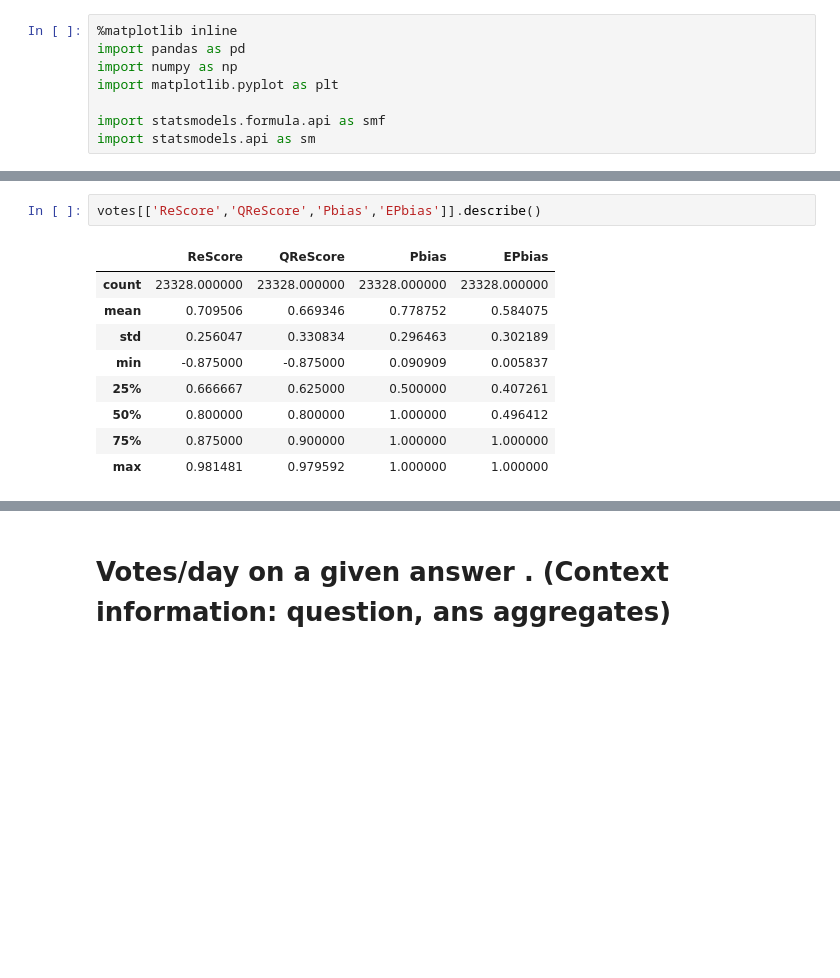
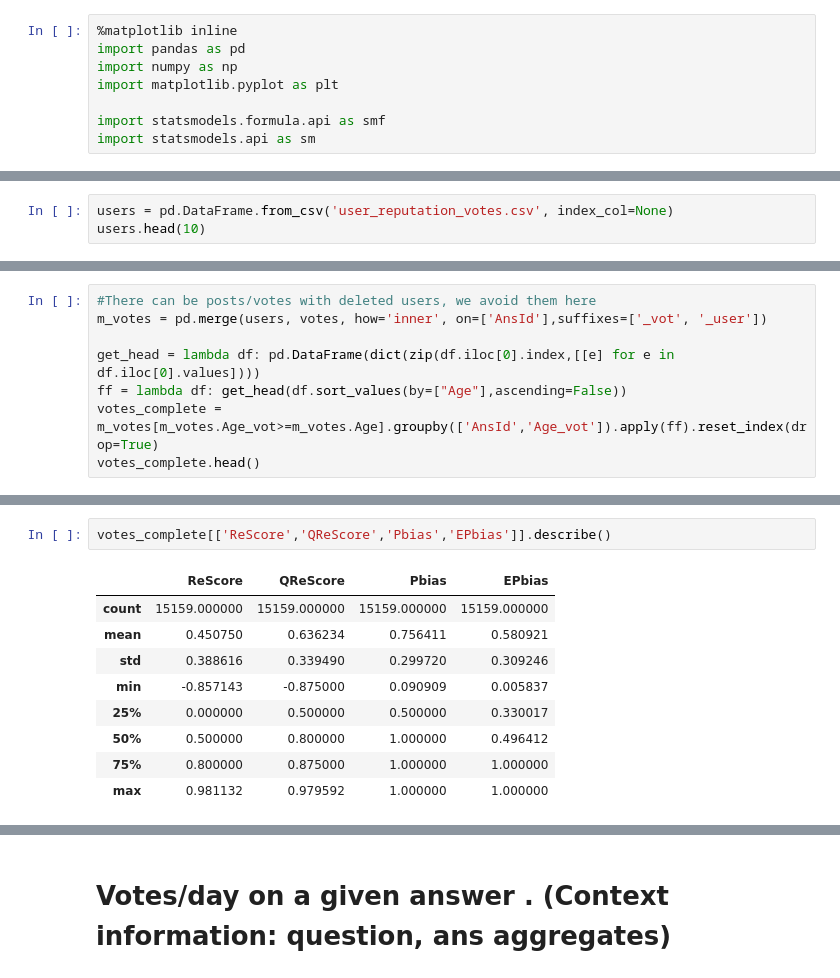
Before and after one commit to JoelDan192/Predictive-model-for-the-voting-system-in-SE-network, a Jupyter notebook: spanish_site/Regression_AnsVotes.ipynb, the cells around one changed output, grey strips where cells are left out. Drawn from its saved outputs; the diff is of its cells as text; blank space fills up the shorter version.

```diff
--- a/spanish_site/Regression_AnsVotes.ipynb
+++ b/spanish_site/Regression_AnsVotes.ipynb
@@ -23,0 +25,3 @@ votes.head(10)
+# %%
+users = pd.DataFrame.from_csv('user_reputation_votes.csv', index_col=None)
+users.head(10)
@@ -31 +48,9 @@ Index([u'QuestionId', u'AnsId', u'Age_vot', u'AnsWordCount', u'AcceptedAnsId',
       dtype='object')
+# %%
+#There can be posts/votes with deleted users, we avoid them here
+m_votes = pd.merge(users, votes, how='inner', on=['AnsId'],suffixes=['_vot', '_user'])
+
+get_head = lambda df: pd.DataFrame(dict(zip(df.iloc[0].index,[[e] for e in df.iloc[0].values])))
+ff = lambda df: get_head(df.sort_values(by=["Age"],ascending=False))
+votes_complete = m_votes[m_votes.Age_vot>=m_votes.Age].groupby(['AnsId','Age_vot']).apply(ff).reset_index(drop=True)
+votes_complete.head()
@@ -44,12 +102,12 @@ votes[['Age_vot','AnsWordCount','Comments','Ans_count','Votes']].describe()
 # %%
-votes[['ReScore','QReScore','Pbias','EPbias']].describe()
+votes_complete[['ReScore','QReScore','Pbias','EPbias']].describe()
 # %% [output]
 |  | ReScore | QReScore | Pbias | EPbias |
-| count | 23328.000000 | 23328.000000 | 23328.000000 | 23328.000000 |
-| mean | 0.709506 | 0.669346 | 0.778752 | 0.584075 |
-| std | 0.256047 | 0.330834 | 0.296463 | 0.302189 |
-| min | -0.875000 | -0.875000 | 0.090909 | 0.005837 |
-| 25% | 0.666667 | 0.625000 | 0.500000 | 0.407261 |
-| 50% | 0.800000 | 0.800000 | 1.000000 | 0.496412 |
-| 75% | 0.875000 | 0.900000 | 1.000000 | 1.000000 |
-| max | 0.981481 | 0.979592 | 1.000000 | 1.000000 |
+| count | 15159.000000 | 15159.000000 | 15159.000000 | 15159.000000 |
+| mean | 0.450750 | 0.636234 | 0.756411 | 0.580921 |
+| std | 0.388616 | 0.339490 | 0.299720 | 0.309246 |
+| min | -0.857143 | -0.875000 | 0.090909 | 0.005837 |
+| 25% | 0.000000 | 0.500000 | 0.500000 | 0.330017 |
+| 50% | 0.500000 | 0.800000 | 1.000000 | 0.496412 |
+| 75% | 0.800000 | 0.875000 | 1.000000 | 1.000000 |
+| max | 0.981132 | 0.979592 | 1.000000 | 1.000000 |
```
Also changed, not shown: parts of 29 cells of this notebook, 4 other files.
